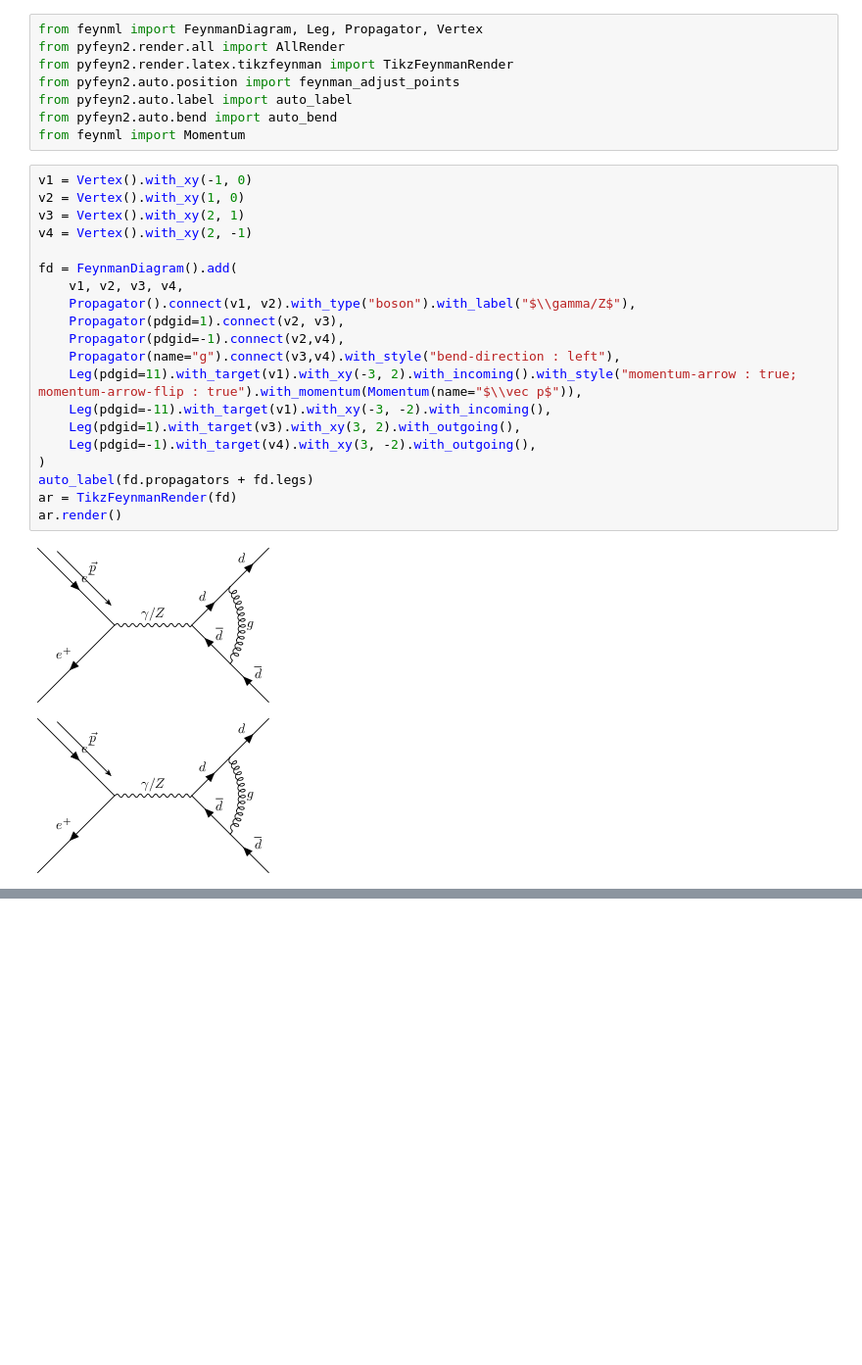
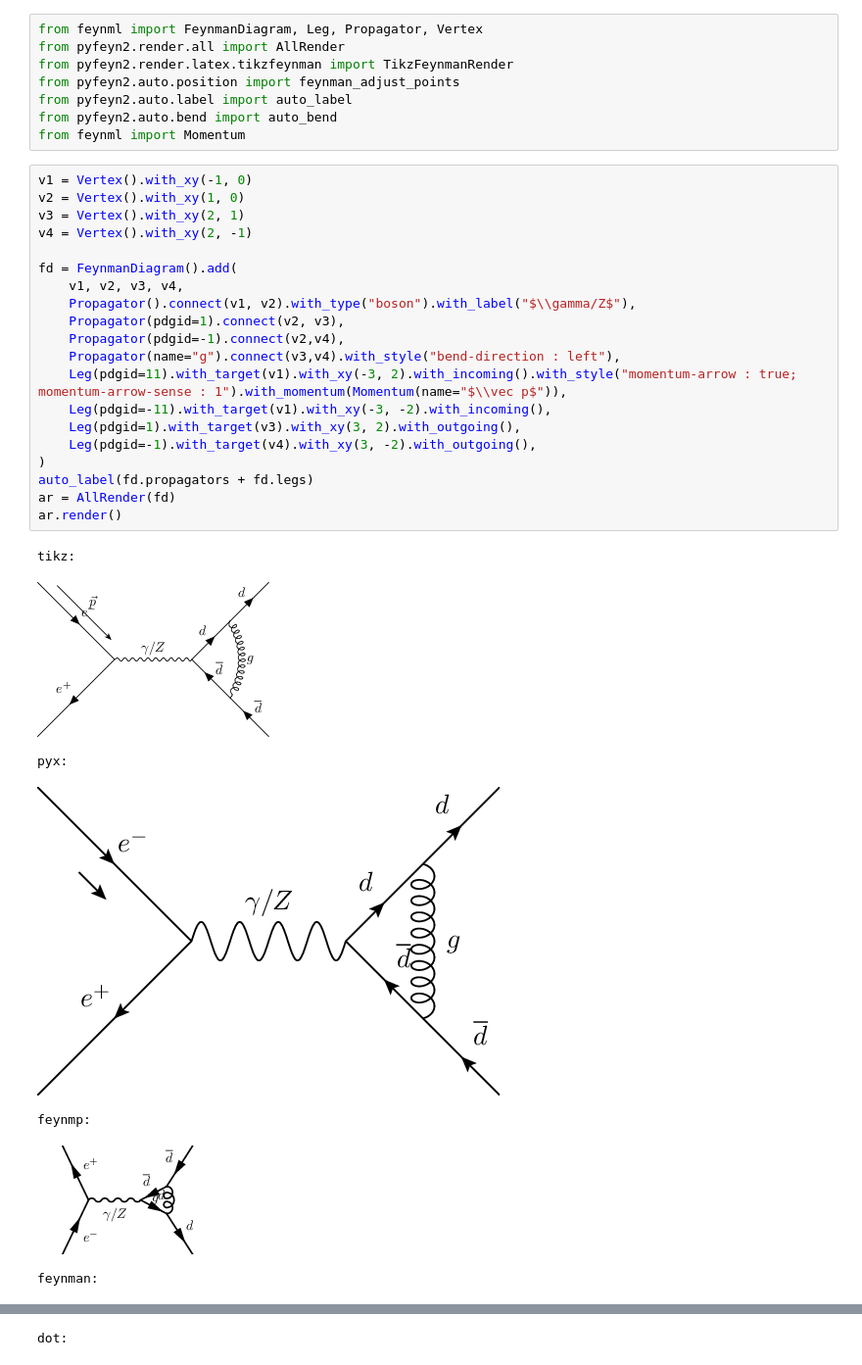
Before and after one commit to APN-Pucky/pyfeyn2, a Jupyter notebook: docs/source/gallery/pyfeyn/pyfeyn.ipynb, the cells around one changed output, grey strips where cells are left out. Shown at 98% size. Drawn from its saved outputs; the diff is of its cells as text; blank space fills up the shorter version.

```diff
--- a/docs/source/gallery/pyfeyn/pyfeyn.ipynb
+++ b/docs/source/gallery/pyfeyn/pyfeyn.ipynb
@@ -13,23 +13,28 @@ from feynml import Momentum
 # %%
 v1 = Vertex().with_xy(-1, 0)
 v2 = Vertex().with_xy(1, 0)
 v3 = Vertex().with_xy(2, 1)
 v4 = Vertex().with_xy(2, -1)
 
 fd = FeynmanDiagram().add(
     v1, v2, v3, v4,
     Propagator().connect(v1, v2).with_type("boson").with_label("$\\gamma/Z$"),
     Propagator(pdgid=1).connect(v2, v3),
     Propagator(pdgid=-1).connect(v2,v4),
     Propagator(name="g").connect(v3,v4).with_style("bend-direction : left"),
-    Leg(pdgid=11).with_target(v1).with_xy(-3, 2).with_incoming().with_style("momentum-arrow : true; momentum-arrow-flip : true").with_momentum(Momentum(name="$\\vec p$")),
+    Leg(pdgid=11).with_target(v1).with_xy(-3, 2).with_incoming().with_style("momentum-arrow : true; momentum-arrow-sense : 1").with_momentum(Momentum(name="$\\vec p$")),
     Leg(pdgid=-11).with_target(v1).with_xy(-3, -2).with_incoming(),
     Leg(pdgid=1).with_target(v3).with_xy(3, 2).with_outgoing(),
     Leg(pdgid=-1).with_target(v4).with_xy(3, -2).with_outgoing(),
 )
 auto_label(fd.propagators + fd.legs)
-ar = TikzFeynmanRender(fd)
+ar = AllRender(fd)
 ar.render()
 # %% [output]
+tikz:
 [figure]
+pyx:
-[figure, old version]
+[figure, new version]
+feynmp:
+[figure, added]
+feynman:
@@ -35,0 +42 @@ ar.render()
+dot:
```
Also changed, not shown: parts of 3 cells of this notebook, 5 other files.
